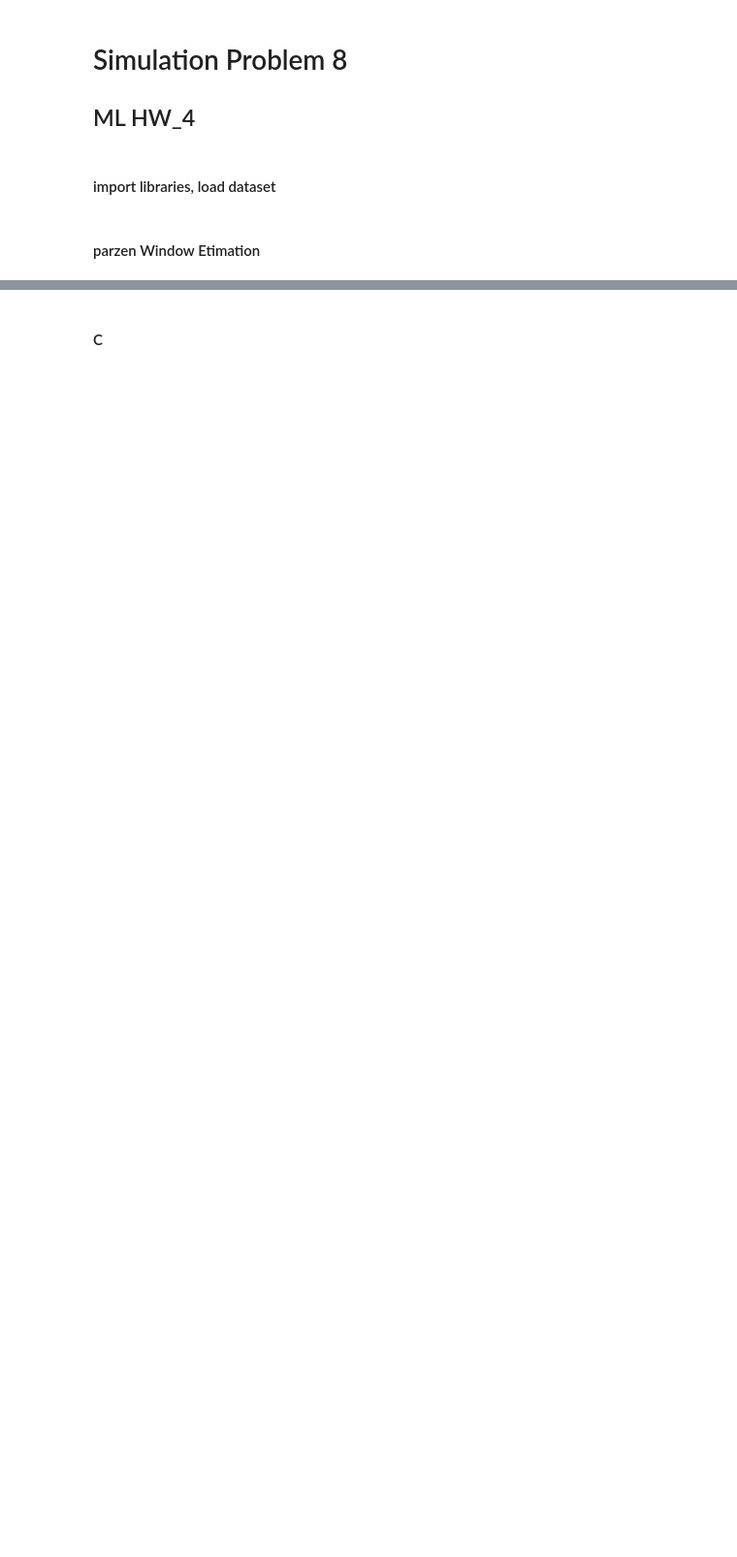
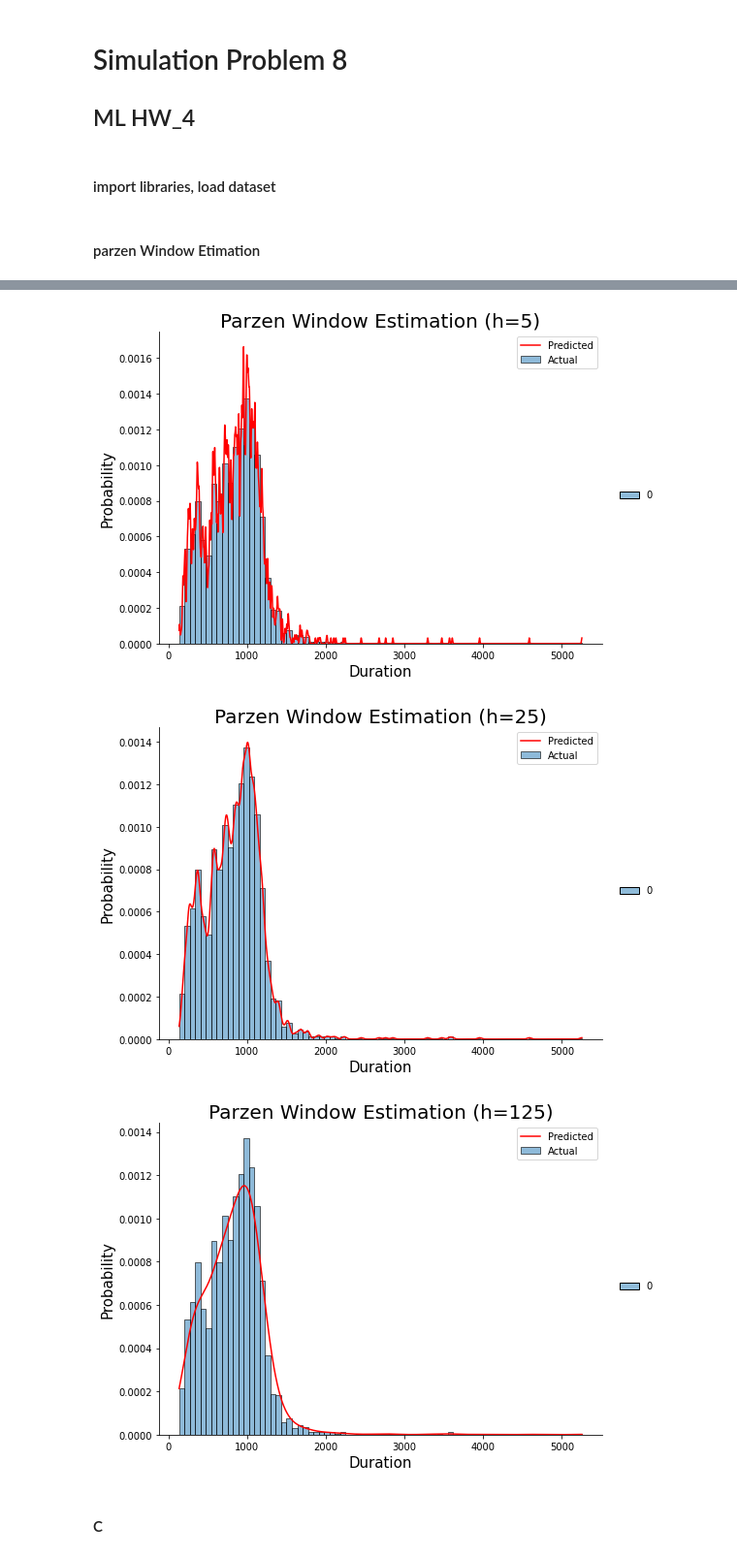
Before and after one commit to Kassra-sinaei/ML_HW_4, a Jupyter notebook: simulations/q8.ipynb, the cells around one changed output, grey strips where cells are left out. Shown at 97% size. Drawn from its saved outputs; the diff is of its cells as text; code cells hidden in the pictures; blank space fills up the shorter version.

```diff
--- a/simulations/q8.ipynb
+++ b/simulations/q8.ipynb
@@ -58,2 +63,13 @@ estimator.plot_dist()
+# %%
+classifier = parzen(X.reshape(-1,1), 5, "gaussian")
+classifier.plot_dist()
+classifier = parzen(X.reshape(-1,1), 25, "gaussian")
+classifier.plot_dist()
+classifier = parzen(X.reshape(-1,1), 125, "gaussian")
+classifier.plot_dist()
+# %% [output]
+[figure, added]
+[figure, added]
+[figure, added]
 # %% [markdown]
 #### C
```
Also changed, not shown: parts of 6 cells of this notebook.
